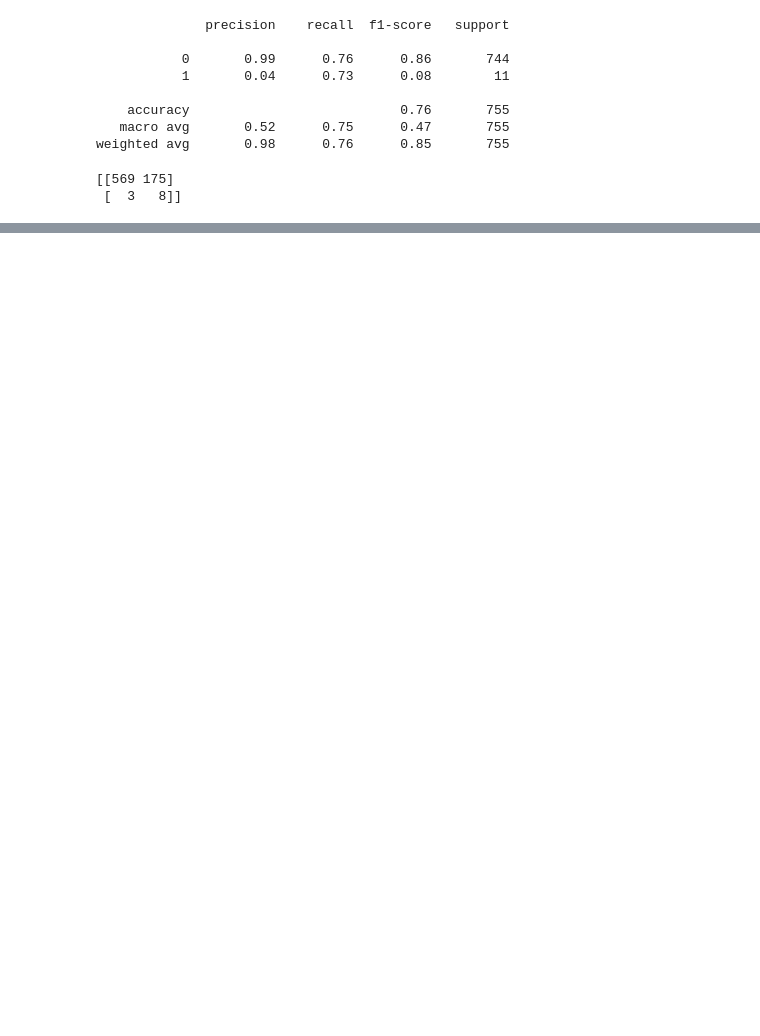
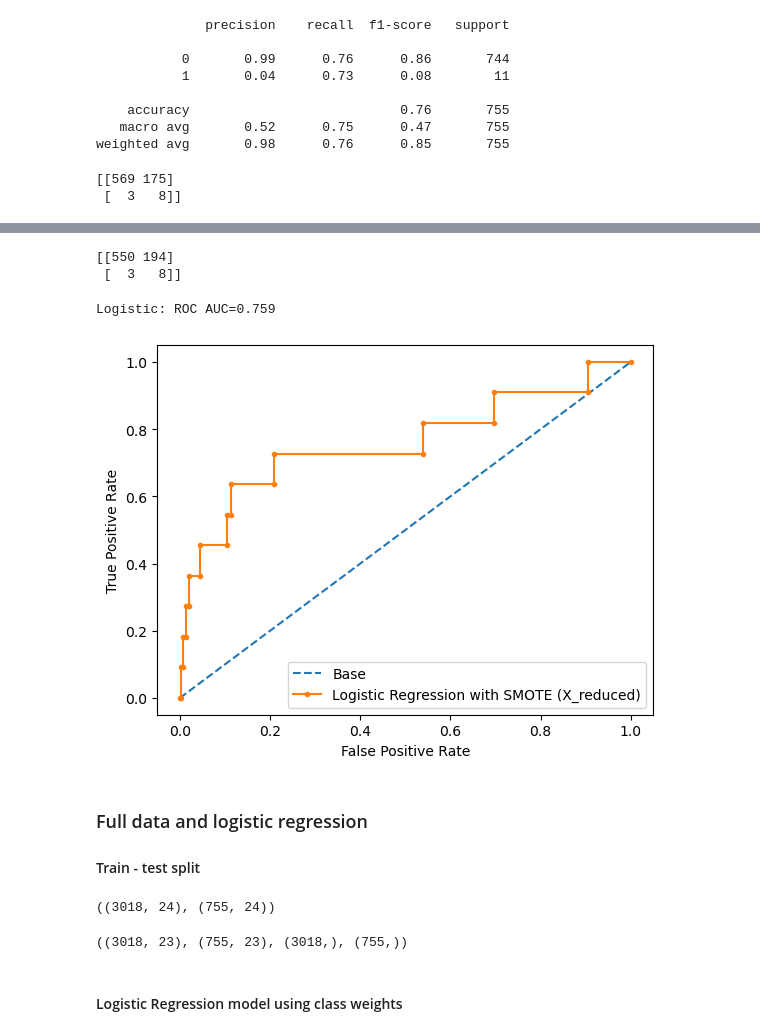
Before and after one commit to kalemaria/customer_lead_generator, a Jupyter notebook: customer_lead_generator_modelling.ipynb, the cells around one changed output, grey strips where cells are left out. Drawn from its saved outputs; the diff is of its cells as text; code cells hidden in the pictures; blank space fills up the shorter version.

```diff
--- a/customer_lead_generator_modelling.ipynb
+++ b/customer_lead_generator_modelling.ipynb
@@ -208,0 +243,7 @@ Logistic: ROC AUC=0.780
+# %%
+pipeline_smote_logreg.fit(X_reduced_train, y_train)
+
+model_name_smote_reduced = "Logistic Regression with SMOTE (X_reduced)"
+
+pred_logreg_smote_reduced = pipeline_smote_logreg.predict(X_reduced_test)
+scores[model_name_smote_reduced] = f1_score(y_test, pred_logreg_smote_reduced) # it is F1 score of the minority class
@@ -208,0 +261,30 @@ Logistic: ROC AUC=0.780
+# %%
+print(confusion_matrix(y_test, pred_logreg_smote_reduced, labels=[0, 1]))
+# %% [output]
+[[550 194]
+ [  3   8]]
+# %%
+proba_preds_logreg_smote_reduced = pipeline_smote_logreg.predict_proba(X_reduced_test)[:, 1]
+plot_roc(y_test, proba_preds_logreg_smote_reduced, model_name=model_name_smote_reduced)
+# %% [output]
+Logistic: ROC AUC=0.759
+[figure, added]
+# %% [markdown]
+### Full data and logistic regression
+#### Train - test split
+# %%
+df_train, df_test = train_test_split(
+    df, test_size=0.2, random_state=5, stratify=df[target])
+df_train.shape, df_test.shape
+# %% [output]
+((3018, 24), (755, 24))
+# %%
+X_train = df_train.drop(columns=[target])
+#y_train = df_train[target] #same as before
+X_test = df_test.drop(columns=[target])
+#y_test = df_test[target] #same as before
+X_train.shape, X_test.shape, y_train.shape, y_test.shape
+# %% [output]
+((3018, 23), (755, 23), (3018,), (755,))
+# %% [markdown]
+#### Logistic Regression model using class weights
```
Also changed, not shown: parts of 20 cells of this notebook.
